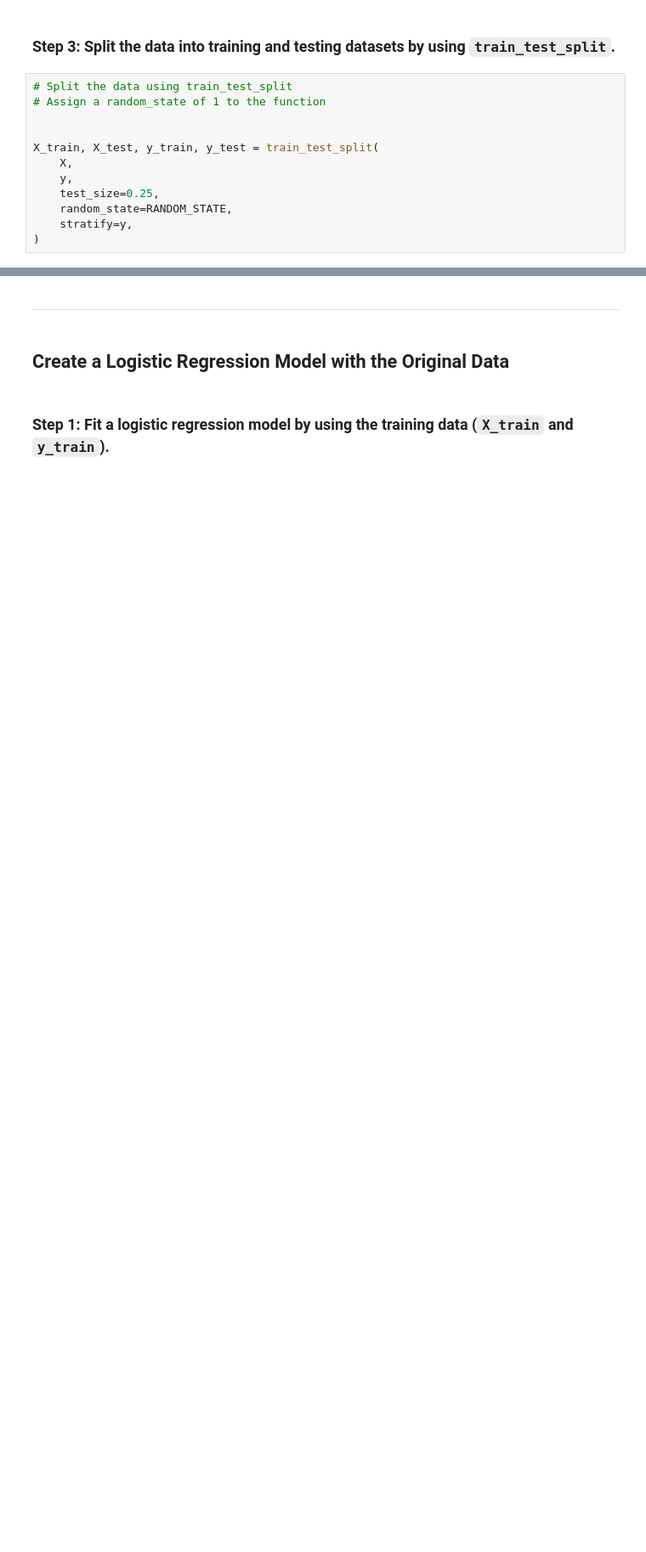
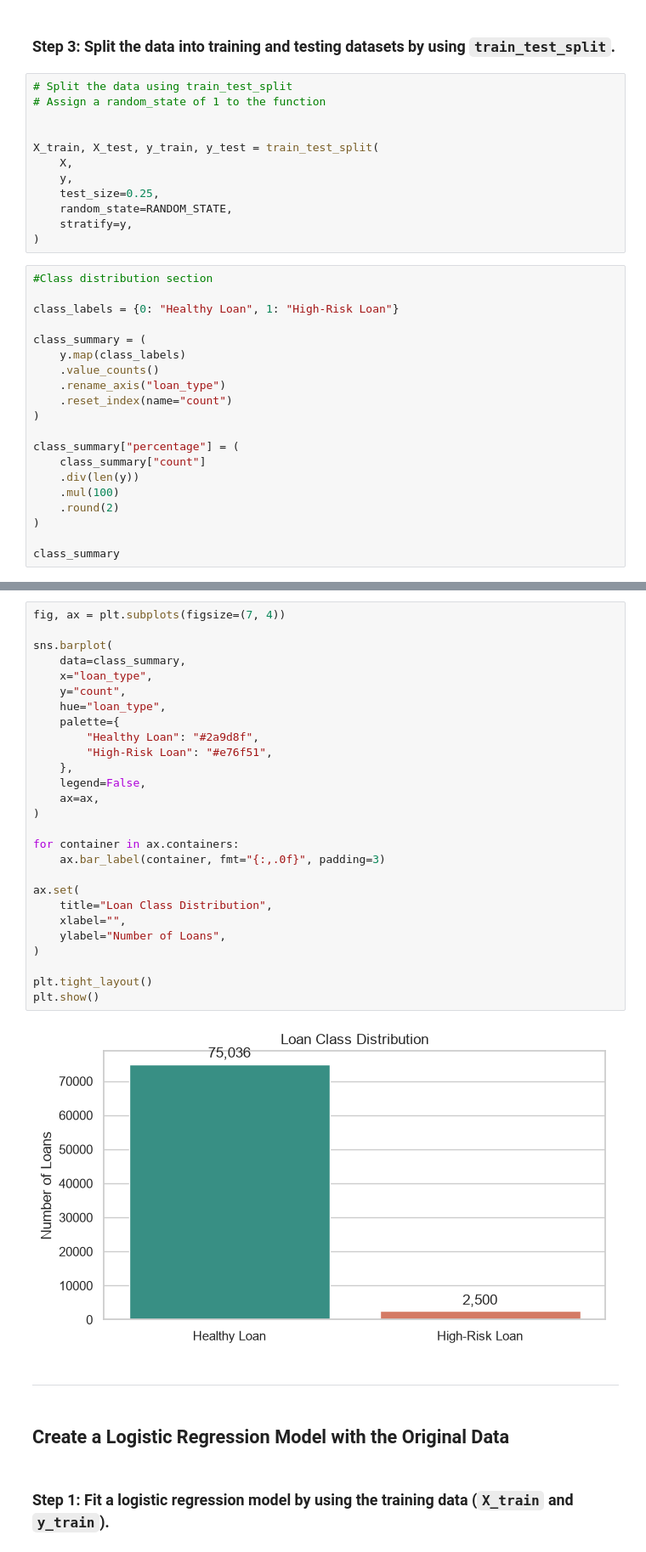
Before and after one commit to a1990alpalo/credit-risk-classification, a Jupyter notebook: notebooks/credit_risk_classification.ipynb, the cells around one changed output, grey strips where cells are left out. Shown at 85% size. Saved outputs shown, nothing was run; the diff lists cells and outputs as text; blank space fills up the shorter version.

```diff
--- a/notebooks/credit_risk_classification.ipynb
+++ b/notebooks/credit_risk_classification.ipynb
@@ -77,3 +115,23 @@ X_train, X_test, y_train, y_test = train_test_split(
     random_state=RANDOM_STATE,
     stratify=y,
 )
+# %%
+#Class distribution section
+
+class_labels = {0: "Healthy Loan", 1: "High-Risk Loan"}
+
+class_summary = (
+    y.map(class_labels)
+    .value_counts()
+    .rename_axis("loan_type")
+    .reset_index(name="count")
+)
+
+class_summary["percentage"] = (
+    class_summary["count"]
+    .div(len(y))
+    .mul(100)
+    .round(2)
+)
+
+class_summary
@@ -80,3 +142,32 @@ X_train, X_test, y_train, y_test = train_test_split(
+# %%
+fig, ax = plt.subplots(figsize=(7, 4))
+
+sns.barplot(
+    data=class_summary,
+    x="loan_type",
+    y="count",
+    hue="loan_type",
+    palette={
+        "Healthy Loan": "#2a9d8f",
+        "High-Risk Loan": "#e76f51",
+    },
+    legend=False,
+    ax=ax,
+)
+
+for container in ax.containers:
+    ax.bar_label(container, fmt="{:,.0f}", padding=3)
+
+ax.set(
+    title="Loan Class Distribution",
+    xlabel="",
+    ylabel="Number of Loans",
+)
+
+plt.tight_layout()
+plt.show()
+# %% [output]
+[figure, added]
 # %% [markdown]
 ---
 # %% [markdown]
```
Also changed, not shown: parts of 12 cells of this notebook.
